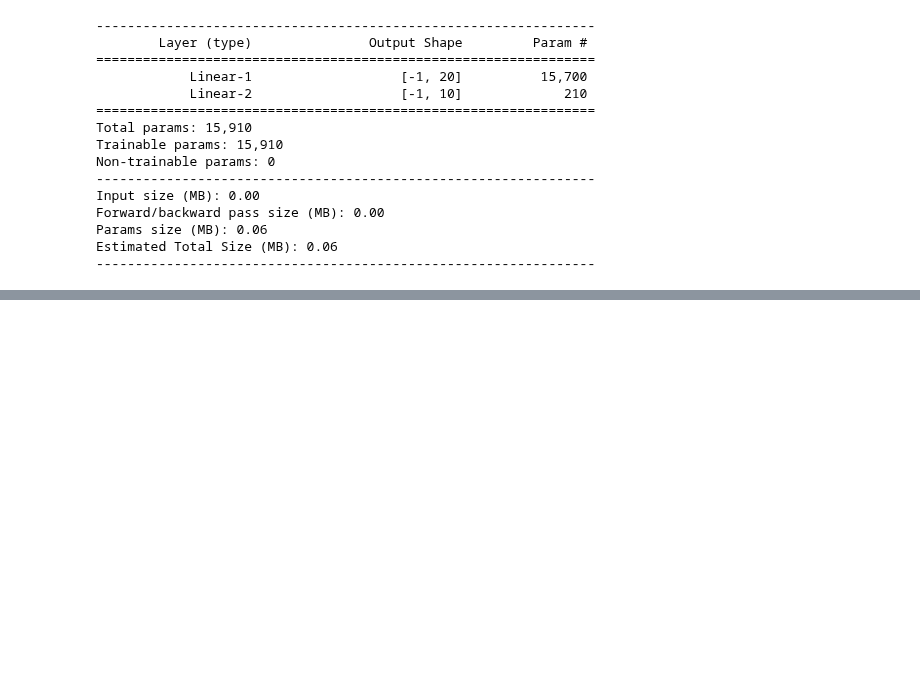
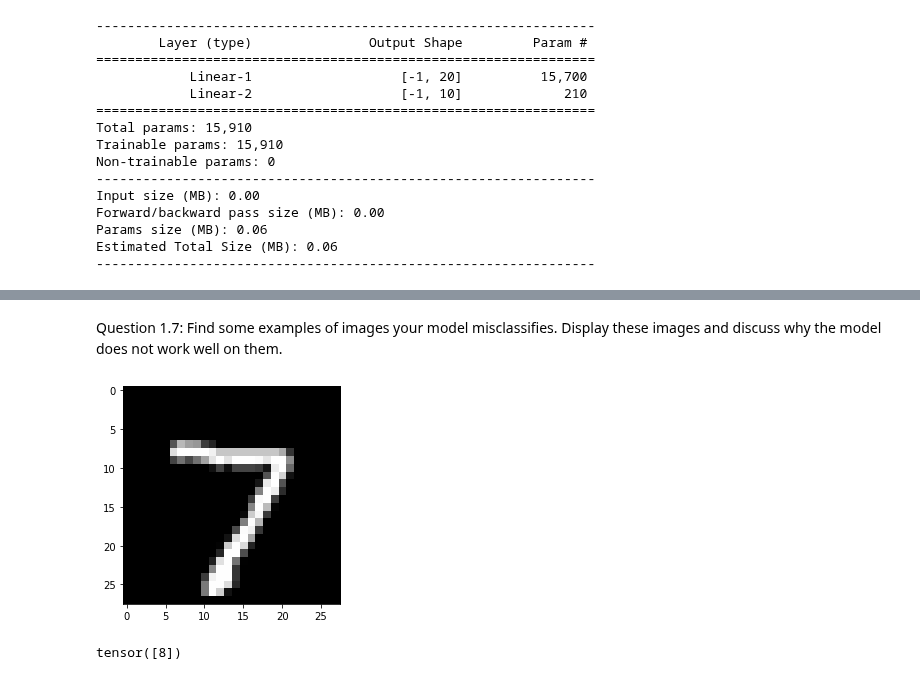
Before and after one commit to Azwadd/CS_59866, a Jupyter notebook: Homeworks/Homework 4/HW04.ipynb, the cells around one changed output, grey strips where cells are left out. Drawn from its saved outputs; the diff is of its cells as text; code cells hidden in the pictures; blank space fills up the shorter version.

```diff
--- a/Homeworks/Homework 4/HW04.ipynb
+++ b/Homeworks/Homework 4/HW04.ipynb
@@ -245,0 +282,17 @@ print(losses)
+# %% [markdown]
+Question 1.7: Find some examples of images your model misclassifies. Display these images and discuss why the model does not work well on them.
+# %%
+example_loader = torch.utils.data.DataLoader(mnist_test_dataset, batch_size=1, shuffle=False)
+image, label = mnist_test_dataset[0]
+plt.imshow(image.reshape(28, 28), cmap='gray')
+plt.show()
+
+with torch.no_grad():
+    for batch_idx, (data, target) in enumerate(example_loader):
+        output = nn_model(data)
+        rest, predicted = torch.max(output.data, 1)
+        print(predicted)
+        break
+# %% [output]
+[figure, added]
+tensor([8])
```
Also changed, not shown: parts of 17 cells of this notebook.
